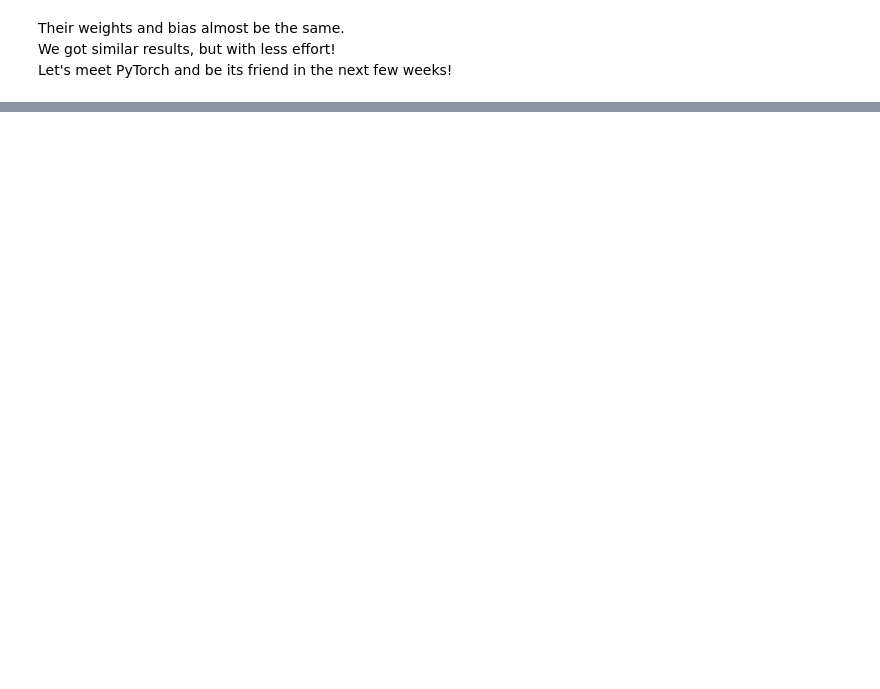
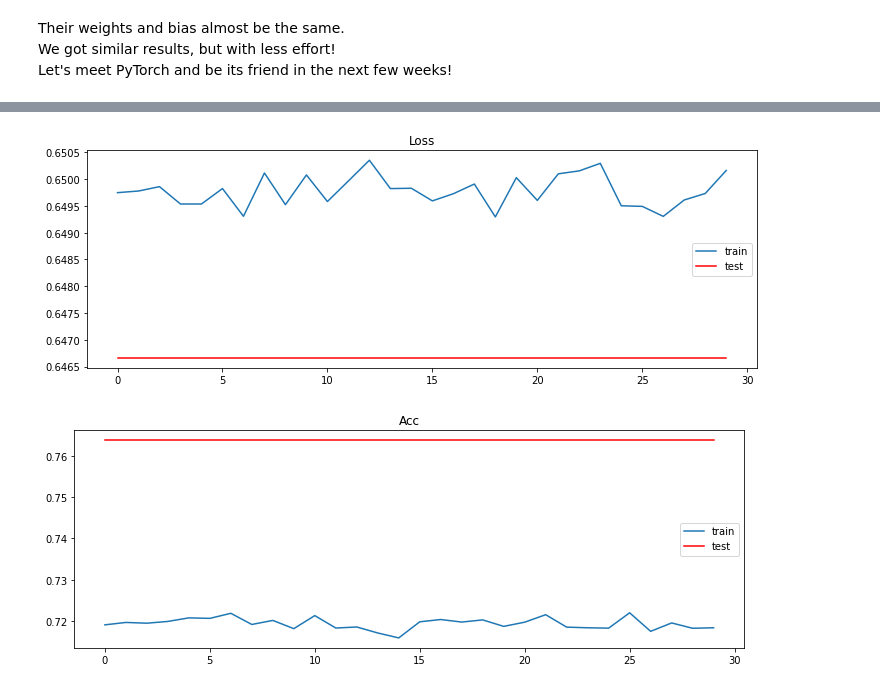
Before and after one commit to DragonChen-TW/MIS583-DeepLearning, a Jupyter notebook: Assign-2_logistic_regression_answer.ipynb, the cells around one changed output, grey strips where cells are left out. Saved outputs shown, nothing was run; the diff lists cells and outputs as text; code cells hidden in the pictures; blank space fills up the shorter version.

```diff
--- a/Assign-2_logistic_regression_answer.ipynb
+++ b/Assign-2_logistic_regression_answer.ipynb
@@ -808,0 +872,22 @@ Let's meet PyTorch and be its friend in the next few weeks!
+# %%
+# Step 5: Training Loop
+max_epochs = 30
+log_interval = 3
+
+train_acc_list = []
+train_loss_list = []
+test_acc_list = []
+test_loss_list = []
+
+for epoch in range(1, max_epochs + 1):
+    train_acc, train_loss = train(train_data, mlp_model, criterion, optimizer)
+    test_acc, test_loss = test(test_data, mlp_model, criterion)
+
+    train_acc_list.append(train_acc)
+    train_loss_list.append(train_loss)
+    test_acc_list.append(test_acc)
+    test_loss_list.append(test_loss)
+    if epoch % log_interval == 0:
+        print('=' * 20, 'Epoch', epoch, '=' * 20)
+        print('Train Acc: {:.6f} Train Loss: {:.6f}'.format(train_acc, train_loss))
+        print('Test Acc: {:.6f} Test Loss: {:.6f}'.format(test_acc, test_loss))
@@ -808,0 +918,18 @@ Let's meet PyTorch and be its friend in the next few weeks!
+# %%
+import matplotlib.pyplot as plt
+
+plt.figure(figsize=(12, 4))
+plt.plot(range(len(train_loss_list)), train_loss_list)
+plt.plot(range(len(test_loss_list)), test_loss_list, c='r')
+plt.legend(['train', 'test'])
+plt.title('Loss')
+plt.show()
+plt.figure(figsize=(12, 4))
+plt.plot(range(len(train_acc_list)), train_acc_list)
+plt.plot(range(len(test_acc_list)), test_acc_list, c='r')
+plt.legend(['train', 'test'])
+plt.title('Acc')
+plt.show()
+# %% [output]
+[figure, added]
+[figure, added]
```
Also changed, not shown: parts of 20 cells of this notebook, 1 other file.
